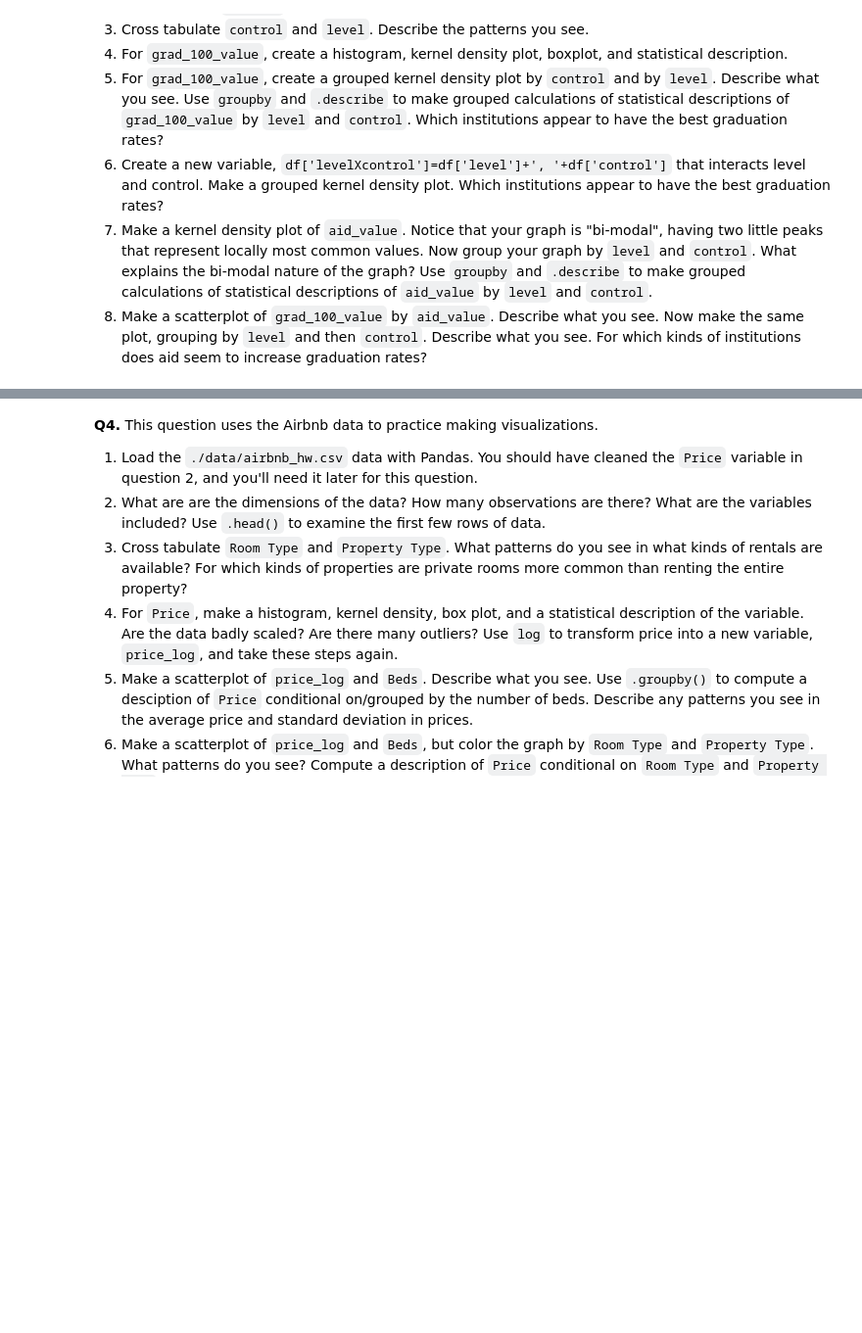
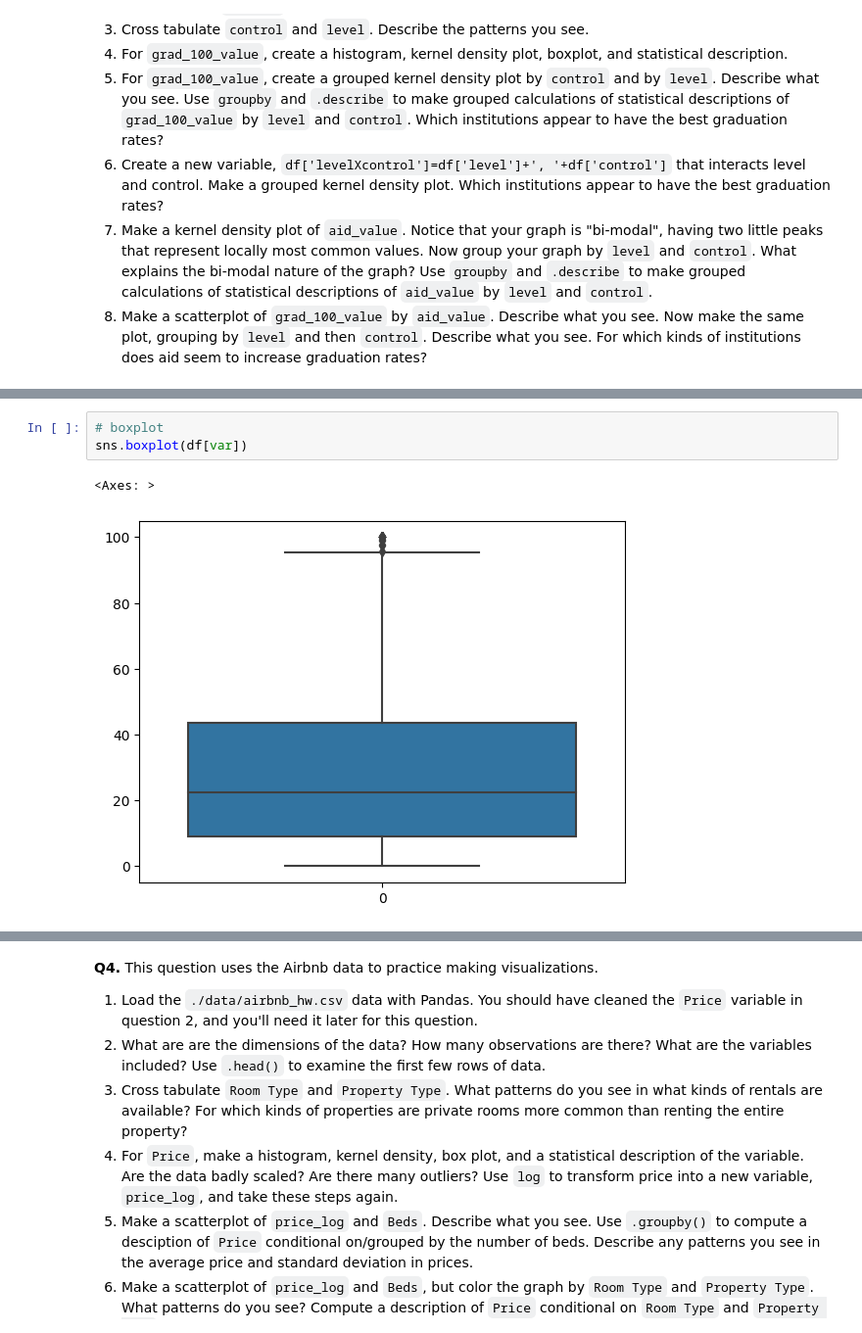
Before and after one commit to suhaaskanneganti/assignment2, a Jupyter notebook: assignment2.ipynb, the cells around one changed output, grey strips where cells are left out. Shown: that part at 98% size. Cells and saved outputs as stored; diff of their text form; blank space fills up the shorter version.

```diff
--- a/assignment2.ipynb
+++ b/assignment2.ipynb
@@ -79,0 +214,6 @@ The "relevant" variables for this question are:
+# %%
+# boxplot
+sns.boxplot(df[var])
+# %% [output]
+<Axes: >
+[figure, added]
```
Also changed, not shown: parts of 34 cells of this notebook.
